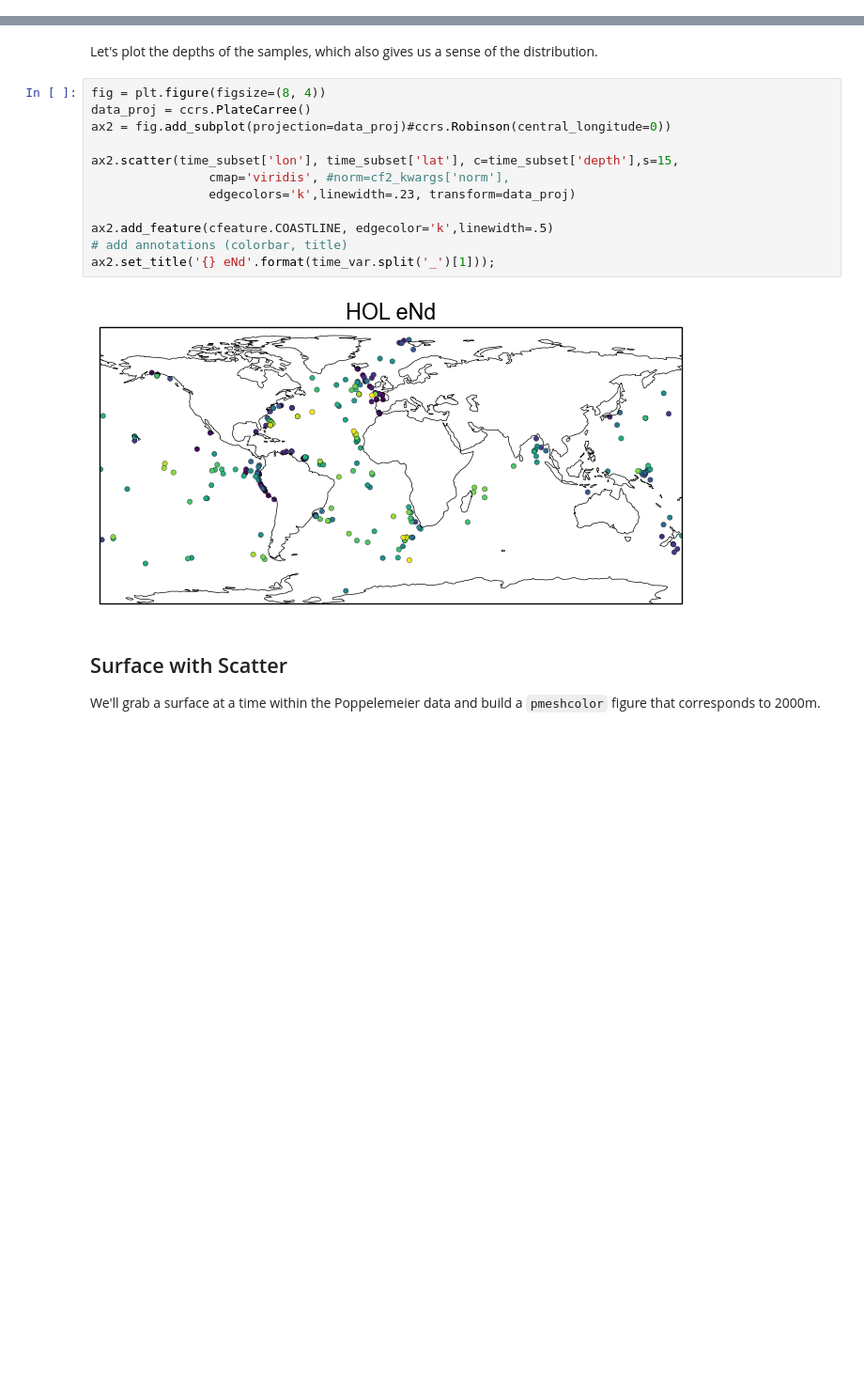
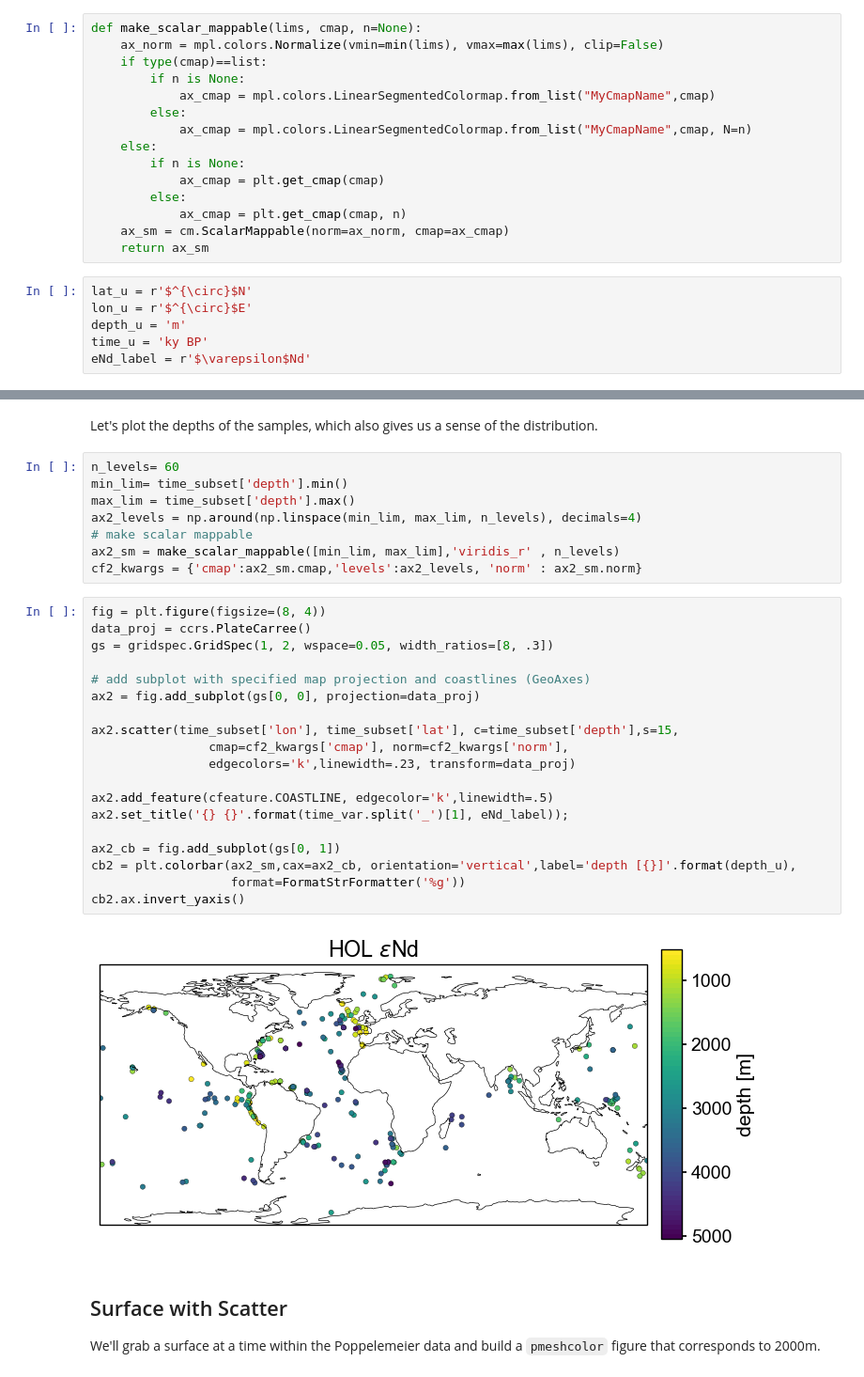
Before and after one commit to jordanplanders/citrace_paleobook, a Jupyter notebook: notebooks/science_bits/data_scatter_on_pcolor.ipynb, the cells around one changed output, grey strips where cells are left out. Shown: that part at 94% size. Cells and saved outputs as stored; diff of their text form; blank space fills up the shorter version.

Commit message:
extensive label tidying

```diff
--- a/notebooks/science_bits/data_scatter_on_pcolor.ipynb
+++ b/notebooks/science_bits/data_scatter_on_pcolor.ipynb
@@ -38,6 +36,27 @@ The autoreload extension is already loaded. To reload it, use:
 # %%
 def lon_180_to_360(x):
     return x % 360
+# %%
+def make_scalar_mappable(lims, cmap, n=None):
+    ax_norm = mpl.colors.Normalize(vmin=min(lims), vmax=max(lims), clip=False)
+    if type(cmap)==list:
+        if n is None:
+            ax_cmap = mpl.colors.LinearSegmentedColormap.from_list("MyCmapName",cmap)
+        else:
+            ax_cmap = mpl.colors.LinearSegmentedColormap.from_list("MyCmapName",cmap, N=n)
+    else:
+        if n is None:
+            ax_cmap = plt.get_cmap(cmap)
+        else:
+            ax_cmap = plt.get_cmap(cmap, n)
+    ax_sm = cm.ScalarMappable(norm=ax_norm, cmap=ax_cmap)
+    return ax_sm
+# %%
+lat_u = r'$^{\circ}$N'
+lon_u = r'$^{\circ}$E'
+depth_u = 'm'
+time_u = 'ky BP'
+eNd_label = r'$\varepsilon$Nd'
 # %% [markdown]
 ## Load Data
 # %% [markdown]
@@ -127,20 +146,35 @@ time_var = 'eNd_HOL'
 time_subset = eNd_df[~eNd_df[time_var].isna()]
 # %% [markdown]
 Let's plot the depths of the samples, which also gives us a sense of the distribution.
+# %%
+n_levels= 60
+min_lim= time_subset['depth'].min()
+max_lim = time_subset['depth'].max()
+ax2_levels = np.around(np.linspace(min_lim, max_lim, n_levels), decimals=4)
+# make scalar mappable
+ax2_sm = make_scalar_mappable([min_lim, max_lim],'viridis_r' , n_levels)
+cf2_kwargs = {'cmap':ax2_sm.cmap,'levels':ax2_levels, 'norm' : ax2_sm.norm}
 # %%
 fig = plt.figure(figsize=(8, 4))
 data_proj = ccrs.PlateCarree()
-ax2 = fig.add_subplot(projection=data_proj)#ccrs.Robinson(central_longitude=0))
+gs = gridspec.GridSpec(1, 2, wspace=0.05, width_ratios=[8, .3])
+
+# add subplot with specified map projection and coastlines (GeoAxes)
+ax2 = fig.add_subplot(gs[0, 0], projection=data_proj)
 
 ax2.scatter(time_subset['lon'], time_subset['lat'], c=time_subset['depth'],s=15,
-                cmap='viridis', #norm=cf2_kwargs['norm'],
+                cmap=cf2_kwargs['cmap'], norm=cf2_kwargs['norm'],
                 edgecolors='k',linewidth=.23, transform=data_proj)
 
 ax2.add_feature(cfeature.COASTLINE, edgecolor='k',linewidth=.5)
-# add annotations (colorbar, title)
-ax2.set_title('{} eNd'.format(time_var.split('_')[1]));
+ax2.set_title('{} {}'.format(time_var.split('_')[1], eNd_label));
+
+ax2_cb = fig.add_subplot(gs[0, 1])
+cb2 = plt.colorbar(ax2_sm,cax=ax2_cb, orientation='vertical',label='depth [{}]'.format(depth_u),
+                   format=FormatStrFormatter('%g'))
+cb2.ax.invert_yaxis()
 # %% [output]
-[figure, old version]
+[figure, new version]
 # %% [markdown]
 ## Surface with Scatter
 We'll grab a surface at a time within the Poppelemeier data and build a `pmeshcolor` figure that corresponds to 2000m.
```
Also changed, not shown: parts of 23 cells of this notebook.
